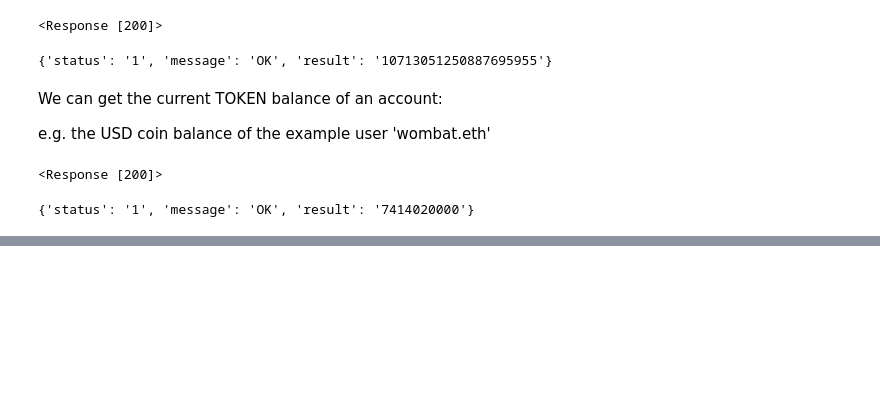
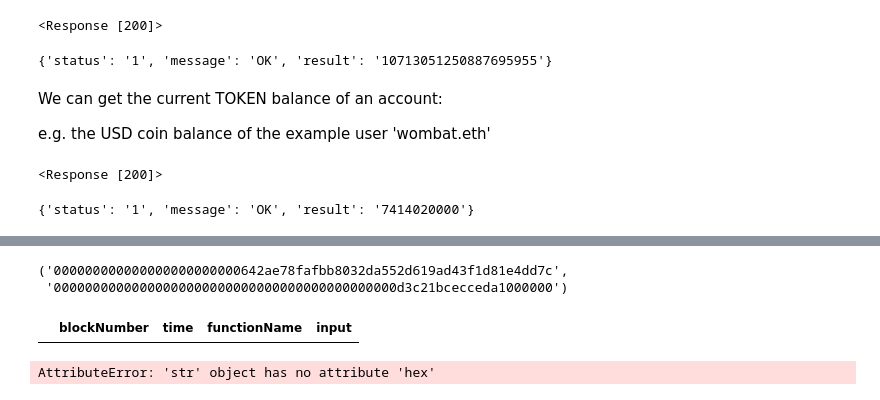
Before and after one commit to HektorLin/adsl, a Jupyter notebook: 3_api/etherscan/Etherscan_Experiment.ipynb, the cells around one changed output, grey strips where cells are left out. Saved outputs shown, nothing was run; the diff lists cells and outputs as text; code cells hidden in the pictures; blank space fills up the shorter version.

```diff
--- a/3_api/etherscan/Etherscan_Experiment.ipynb
+++ b/3_api/etherscan/Etherscan_Experiment.ipynb
@@ -262,0 +392,13 @@ res
+# %%
+decode_transfer(df.loc[df.blockNumber=='4621123','input'].values[0])
+# %% [output]
+('000000000000000000000000642ae78fafbb8032da552d619ad43f1d81e4dd7c',
+ '00000000000000000000000000000000000000000000d3c21bcecceda1000000')
+# %%
+df.loc[(df.func=='transfer') & (df['from'] == '0x9f8f72aa9304c8b593d555f12ef6589cc3a579a2'),['blockNumber','time','functionName','input']]
+# %% [output]
+|  | blockNumber | time | functionName | input |
+# %%
+'000000000000000000000000642ae78fafbb8032da552d619ad43f1d81e4dd7c'.hex()
+# %% [output]
+AttributeError: 'str' object has no attribute 'hex'
```
Also changed, not shown: parts of 20 cells of this notebook, 3 other files.
